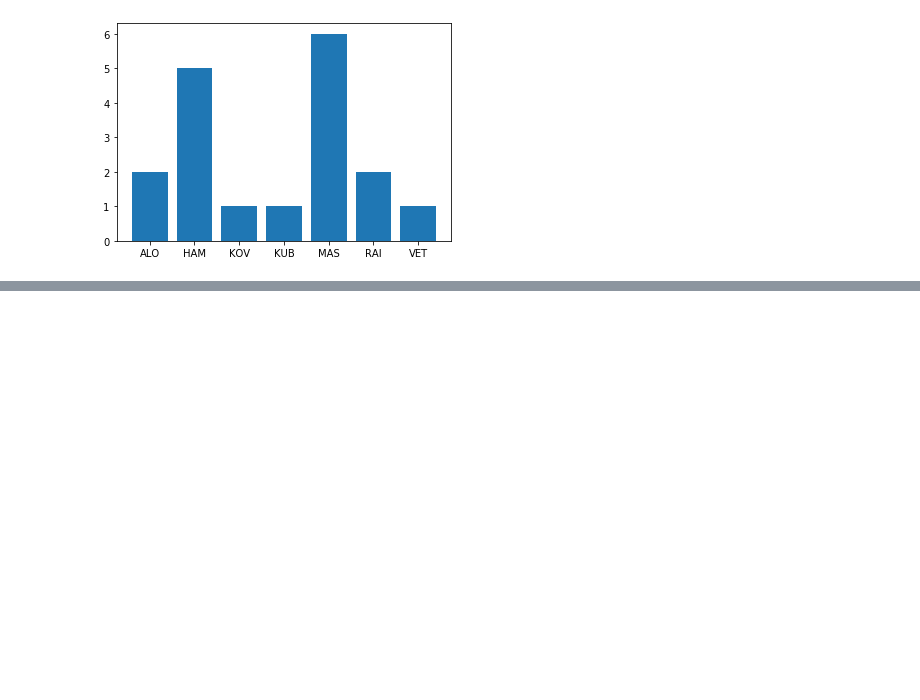
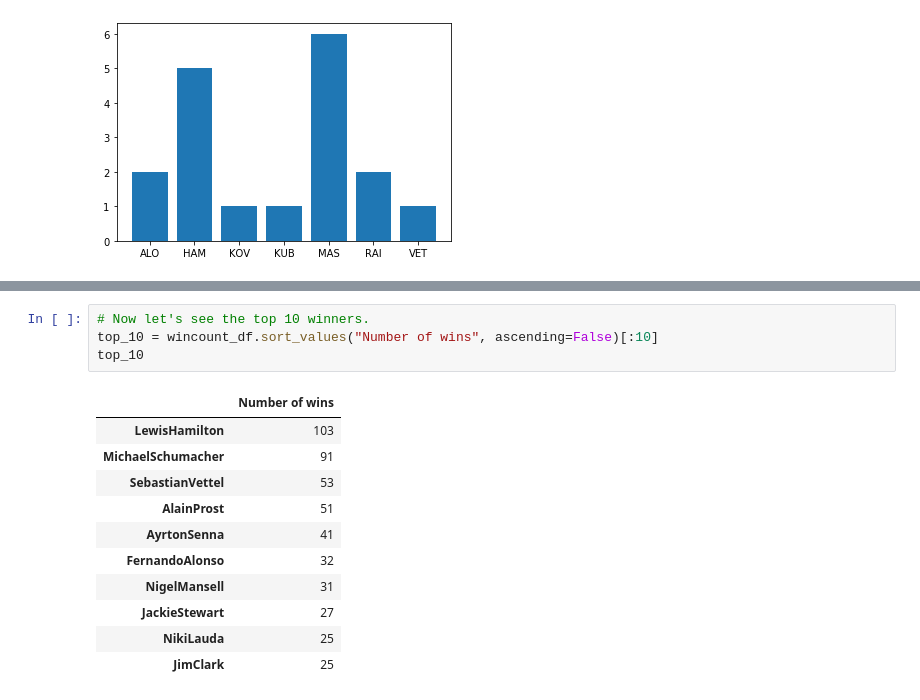
Before and after one commit to leoDomingos/study-on-formula-1-champions, a Jupyter notebook: f1-drivers-study.ipynb, the cells around one changed output, grey strips where cells are left out. Drawn from its saved outputs; the diff is of its cells as text; blank space fills up the shorter version.

```diff
--- a/f1-drivers-study.ipynb
+++ b/f1-drivers-study.ipynb
@@ -68,0 +116,16 @@ winners
+# %%
+# Now let's see the top 10 winners.
+top_10 = wincount_df.sort_values("Number of wins", ascending=False)[:10]
+top_10
+# %% [output]
+|  | Number of wins |
+| LewisHamilton | 103 |
+| MichaelSchumacher | 91 |
+| SebastianVettel | 53 |
+| AlainProst | 51 |
+| AyrtonSenna | 41 |
+| FernandoAlonso | 32 |
+| NigelMansell | 31 |
+| JackieStewart | 27 |
+| NikiLauda | 25 |
+| JimClark | 25 |
```
Also changed, not shown: parts of 7 cells of this notebook.
